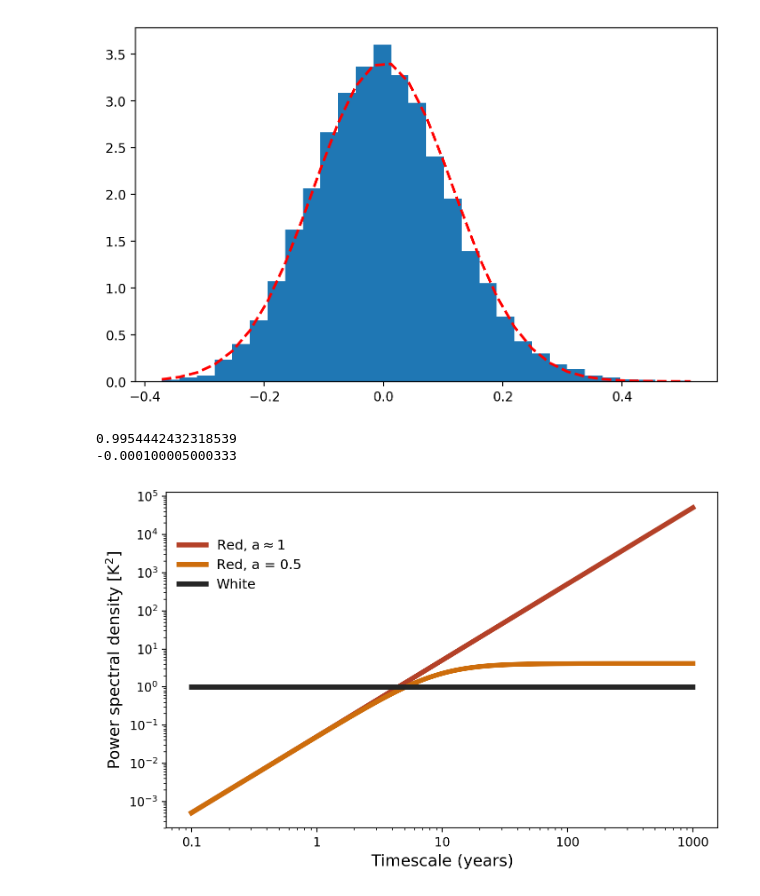
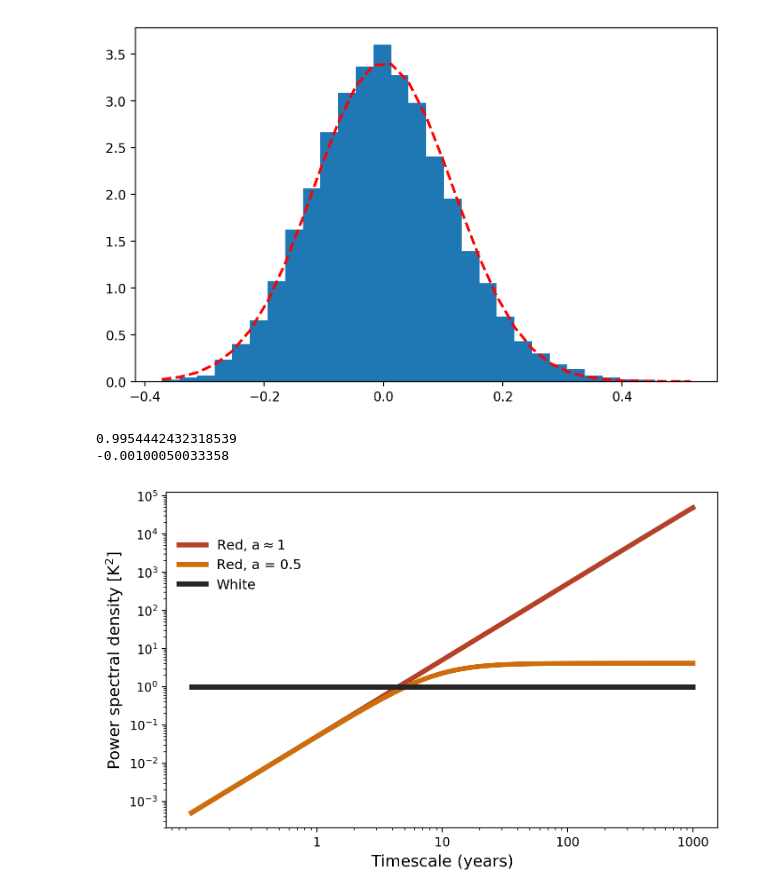
Before and after one commit to thorstenmauritsen/Climate_dynamics_course, a Jupyter notebook: scripts/Chapter5-Variability-GMST.ipynb, the cells around one changed output. Cells and saved outputs as stored; diff of their text form; code cells hidden in the pictures.

```diff
--- a/scripts/Chapter5-Variability-GMST.ipynb
+++ b/scripts/Chapter5-Variability-GMST.ipynb
@@ -331,46 +331,48 @@ almost_black     = '#262626'
 dred             = '#B44128'
 
 #Colours hiatus, long-term, and model during hiatus
-col_h = '#289BB4'
-col_l = '#0C48C5' #'#94CDDA'
-col_m = '#CD6D0C' #'#E5A41A'
+#col_h = '#289BB4'
+#col_l = '#0C48C5' #'#94CDDA'
+#col_m = '#CD6D0C' #'#E5A41A'
 
 lam = -1000
 C = 0.7 * 75 * 4181
 a = 1 + lam/C
 print(a)
 r = (np.log(a))
-a = 0.9999
+a = 0.999
 r = np.log(a)
 print(r)
 
-period = np.arange(0.1,1000.,0.1)
+years = np.arange(0.1,1000.,1.)
+
+period = years
 freq = 2 * np.pi / period
 F_auto = 2 * abs(r) / (r**2 + freq**2) /abs(r)
 
 ax.loglog(period,F_auto,'-',label=r'Red, a$\approx$1',color=dred,lw=4)
 a = 0.5
 r = np.log(a)
 F_auto = 2 * abs(r) / (r**2 + freq**2)  /abs(r)
 
 ax.loglog(period,F_auto,'-',label='Red, a = 0.5',color=col_m,lw=4)
 
 F_auto = np.ones_like(period)
 ax.loglog(period,F_auto,'-',label='White',color=almost_black,lw=4)
 
 ax.set_ylabel('Power spectral density [K$^2$]',fontsize=13)
 ax.set_xlabel('Timescale (years)',fontsize=13)
-ax.set_xticks((0.1,1,10,100,1000))
-ax.set_xticklabels(list(["0.1","1","10","100","1000"]))
+ax.set_xticks([1,10,100,1000])
+ax.set_xticklabels(list(["1","10","100","1000"]))
 handles, labels = ax.get_legend_handles_labels()
 
 by_label = OrderedDict(zip(labels, handles))
 
 leg = ax.legend(by_label.values(), by_label.keys(),frameon=False,
                 fontsize=11, loc='upper left',  bbox_to_anchor=(0., 0.9),)
 plt.savefig('../plots/Variability04.pdf',bbox_inchdes='tight',transparent=True)
 plt.show()
 # %% [output]
 0.9954442432318539
--0.000100005000333
+-0.00100050033358
-[figure, old version]
+[figure, new version]
```
Also changed, not shown: parts of 9 cells of this notebook.
